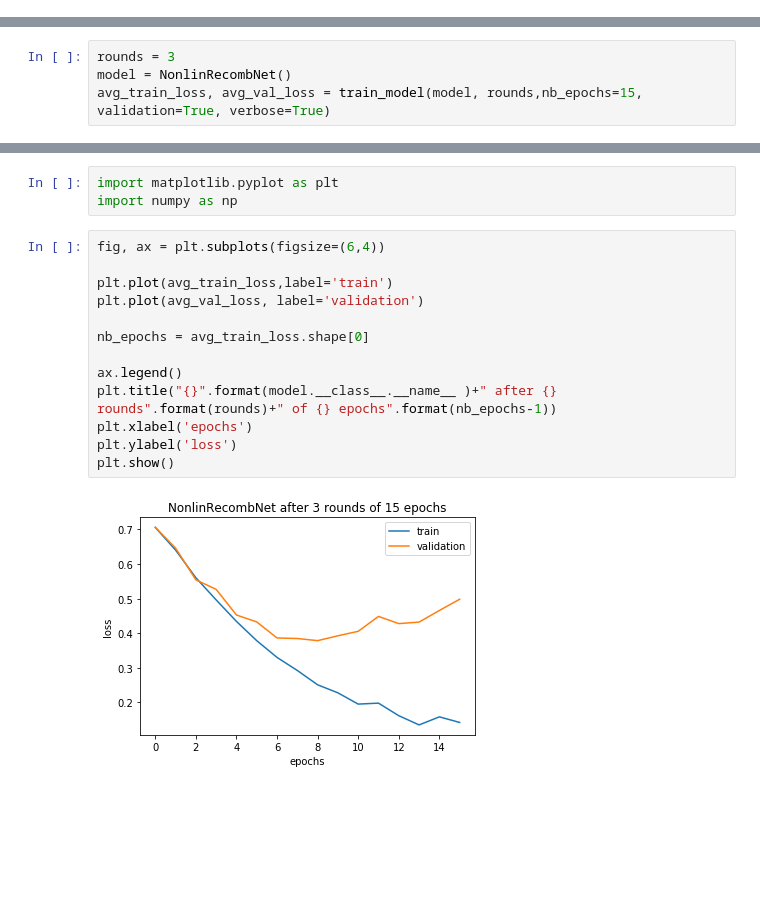
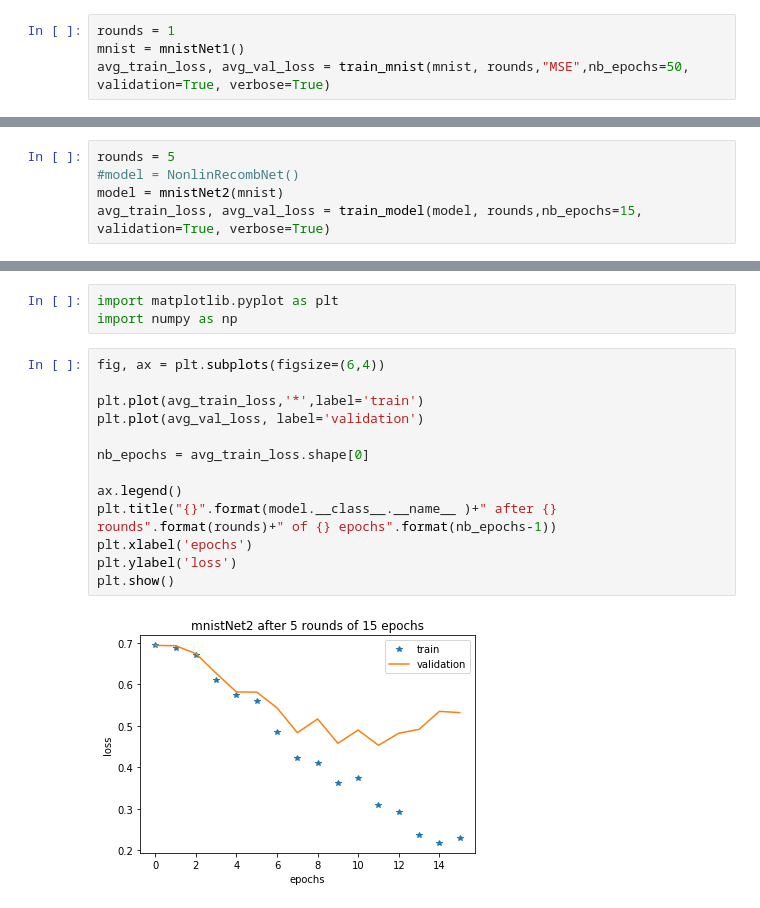
Before and after one commit to sylvainlugeon/deep-learning-projects, a Jupyter notebook: project1.ipynb, the cells around one changed output, grey strips where cells are left out. Cells and saved outputs as stored; diff of their text form; blank space fills up the shorter version.

Commit message:
Adding two-step models

```diff
--- a/project1.ipynb
+++ b/project1.ipynb
@@ -203,0 +293,4 @@ def accuracy(model, test_input, test_target):
+# %%
+rounds = 1
+mnist = mnistNet1()
+avg_train_loss, avg_val_loss = train_mnist(mnist, rounds,"MSE",nb_epochs=50, validation=True, verbose=True)
@@ -204,5 +319,6 @@ def accuracy(model, test_input, test_target):
 # %%
-rounds = 3
-model = NonlinRecombNet()
+rounds = 5
+#model = NonlinRecombNet()
+model = mnistNet2(mnist)
 avg_train_loss, avg_val_loss = train_model(model, rounds,nb_epochs=15, validation=True, verbose=True)
 # %% [output]
@@ -231,15 +347,15 @@ import numpy as np
 # %%
 fig, ax = plt.subplots(figsize=(6,4))
 
-plt.plot(avg_train_loss,label='train')
+plt.plot(avg_train_loss,'*',label='train')
 plt.plot(avg_val_loss, label='validation')
 
 nb_epochs = avg_train_loss.shape[0]
 
 ax.legend()
 plt.title("{}".format(model.__class__.__name__ )+" after {} rounds".format(rounds)+" of {} epochs".format(nb_epochs-1))
 plt.xlabel('epochs')
 plt.ylabel('loss')
 plt.show()
 # %% [output]
-[figure, old version]
+[figure, new version]
```
Also changed, not shown: parts of 10 cells of this notebook, 1 other file.
